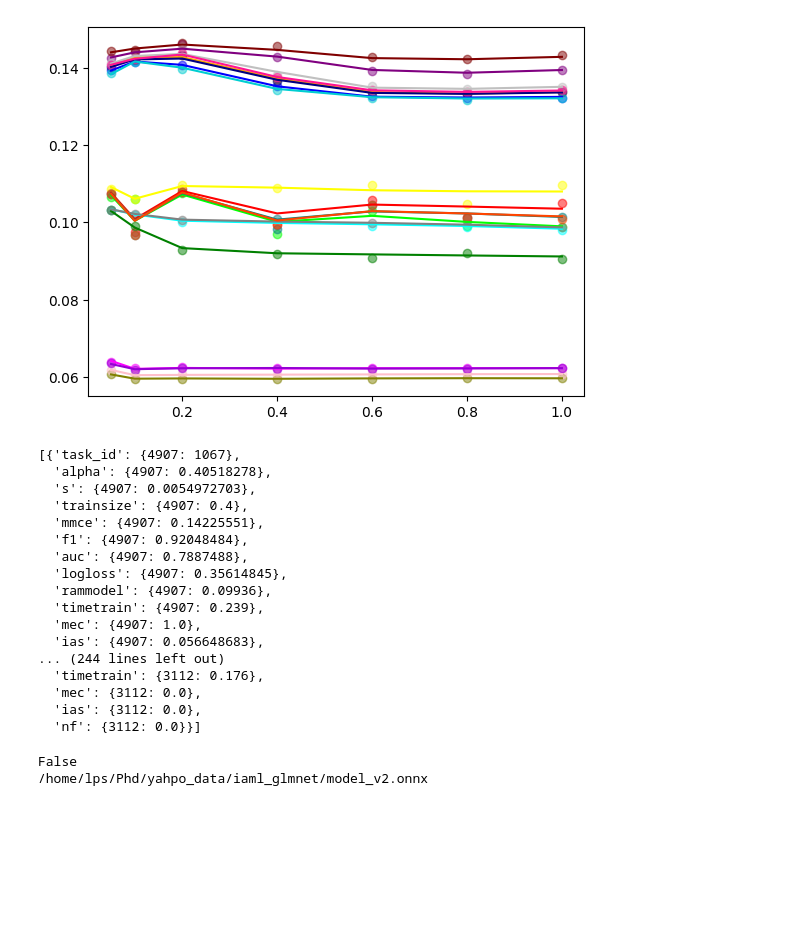
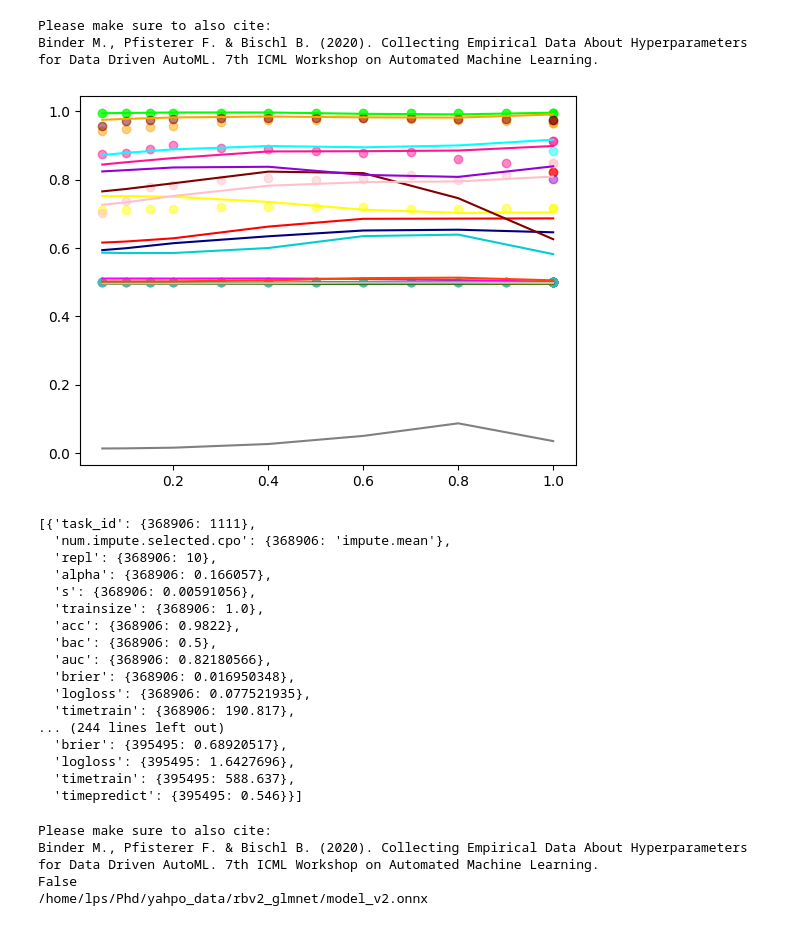
Before and after one commit to slds-lmu/yahpo_gym, a Jupyter notebook: yahpo_train/notebooks/learning_curves.ipynb, the cells around one changed output. Saved outputs shown, nothing was run; the diff lists cells and outputs as text; code cells hidden in the pictures; blank space fills up the shorter version.

```diff
--- a/yahpo_train/notebooks/learning_curves.ipynb
+++ b/yahpo_train/notebooks/learning_curves.ipynb
@@ -5,10 +5,13 @@ from yahpo_gym import local_config
 import matplotlib.pyplot as plt
 import pandas as pd
 # %%
-bench = BenchmarkSet("iaml_glmnet", active_session=False, check=False)
+bench = BenchmarkSet("rbv2_glmnet", active_session=False, check=False)
 bench.config.config["model"] = "model_v2.onnx"
 bench.active_session
 bench.set_session()
+# %% [output]
+Please make sure to also cite:
+Binder M., Pfisterer F. & Bischl B. (2020). Collecting Empirical Data About Hyperparameters for Data Driven AutoML. 7th ICML Workshop on Automated Machine Learning.
 # %%
 df = pd.read_csv(bench.config.get_path("test_dataset"))
 # %%
@@ -17,11 +20,12 @@ def plot_true_lc(ccs, target):
               "#00FFFF", "#FFA500", "#800080", "#008000", "#000080",
               "#800000", "#008080", "#808000", "#808080", "#C0C0C0",
               "#FFC0CB", "#FF4500", "#00CED1", "#FF1493", "#9400D3"]
+    fidelity_params = bench.config.fidelity_params[0]
     # Subset data to obtain learning curve for config
     for i, cc in enumerate(ccs):
         x = {k:list(cc[k].values())[0] for k in bench.config_space.get_hyperparameter_names()}
         config = pd.DataFrame(data = x, index = [0])
-        config.drop(bench.config.fidelity_params, axis = 1, inplace=True)
+        config.drop(fidelity_params, axis = 1, inplace=True)
         pdf = df.merge(config, on=list(config.columns.values))
         pdf = pdf.sort_values(bench.config.fidelity_params[0])
         plt.plot(pdf[bench.config.fidelity_params[0]], pdf[target],
@@ -35,11 +39,15 @@ def plot_lc(ccs, target, fidelity_sequence):
     for i, cc in enumerate(ccs):
         x = {k:list(cc[k].values())[0] for k in bench.config_space.get_hyperparameter_names()}
         x[bench.config.instance_names] = str(x[bench.config.instance_names])
-        if bench.config.config_id == "iaml_ranger":
+        # FIXME: rbv2_ranger, rbv2_svm, rbv2_super, iaml_ranger, iaml_super
+        # replace and shrinking must be converted to str
+        if "replace" in x.keys():
             if x["replace"]:
                 x["replace"] = "TRUE"
             else:
                 x["replace"] = "FALSE"
+        if "repl" in x.keys():
+            x["repl"] = str(x["repl"])
         out = []
         for fidelity in fidelity_sequence:
             val = x.copy()
@@ -52,36 +60,36 @@ def plot_lc(ccs, target, fidelity_sequence):
 # %%
 # Draw a sample configuration
 ccs = [df.sample(1).to_dict() for i in range(20)]
-target = "rammodel"
+target = "auc"
 #target = "val_balanced_accuracy"
 fidelity_sequence = [0.05, 0.10, 0.2, 0.4, 0.6, 0.8, 1.00]
 #fidelity_sequence = range(1, 51)
 plot_true_lc(ccs, target=target)
 plot_lc(ccs, target=target, fidelity_sequence=fidelity_sequence)
 # %% [output]
-[figure, old version]
+[figure, new version]
 # %%
 ccs
 # %% [output]
-[{'task_id': {4907: 1067},
-  'alpha': {4907: 0.40518278},
-  's': {4907: 0.0054972703},
-  'trainsize': {4907: 0.4},
-  'mmce': {4907: 0.14225551},
-  'f1': {4907: 0.92048484},
-  'auc': {4907: 0.7887488},
-  'logloss': {4907: 0.35614845},
-  'rammodel': {4907: 0.09936},
-  'timetrain': {4907: 0.239},
-  'mec': {4907: 1.0},
-  'ias': {4907: 0.056648683},
+[{'task_id': {368906: 1111},
+  'num.impute.selected.cpo': {368906: 'impute.mean'},
+  'repl': {368906: 10},
+  'alpha': {368906: 0.166057},
+  's': {368906: 0.00591056},
+  'trainsize': {368906: 1.0},
+  'acc': {368906: 0.9822},
+  'bac': {368906: 0.5},
+  'auc': {368906: 0.82180566},
+  'brier': {368906: 0.016950348},
+  'logloss': {368906: 0.077521935},
+  'timetrain': {368906: 190.817},
 ... (244 lines left out)
-  'timetrain': {3112: 0.176},
-  'mec': {3112: 0.0},
-  'ias': {3112: 0.0},
-  'nf': {3112: 0.0}}]
+  'brier': {395495: 0.68920517},
+  'logloss': {395495: 1.6427696},
+  'timetrain': {395495: 588.637},
+  'timepredict': {395495: 0.546}}]
 # %%
-bench = BenchmarkSet("iaml_glmnet", active_session=False, check=False, noisy=False)
+bench = BenchmarkSet("rbv2_glmnet", active_session=False, check=False, noisy=False)
 bench.config.config["model"] = "model_v2.onnx"
 print(bench.active_session)
 bench.set_session()
@@ -89,8 +97,10 @@ print(bench._get_model_path())
 
 target = "auc"
 # %% [output]
+Please make sure to also cite:
+Binder M., Pfisterer F. & Bischl B. (2020). Collecting Empirical Data About Hyperparameters for Data Driven AutoML. 7th ICML Workshop on Automated Machine Learning.
 False
-/home/lps/Phd/yahpo_data/iaml_glmnet/model_v2.onnx
+/home/lps/Phd/yahpo_data/rbv2_glmnet/model_v2.onnx
 # %%
 def plot_lc_noisy(cc, target, fidelity_sequence):
     colors = ["#FF0000", "#00FF00", "#0000FF", "#FFFF00", "#FF00FF",
```
Also changed, not shown: parts of 4 cells of this notebook, 1 other file.
